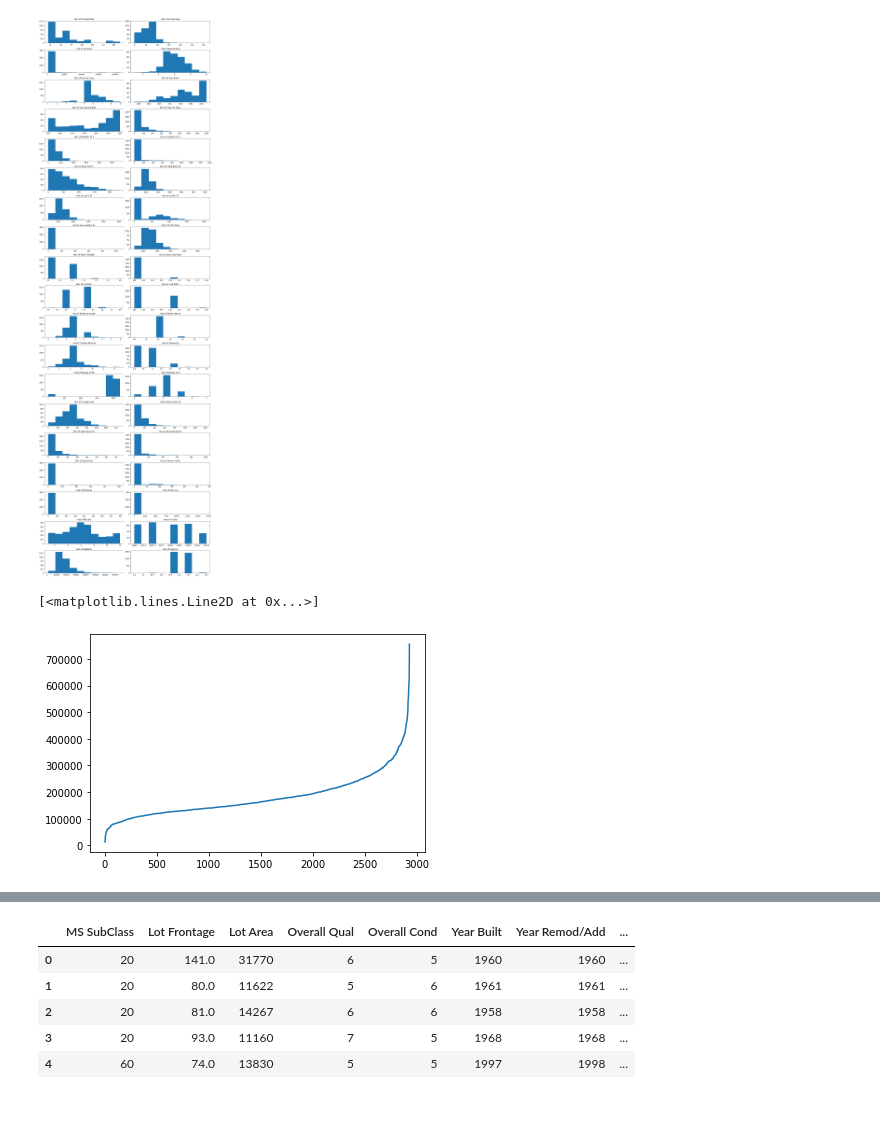
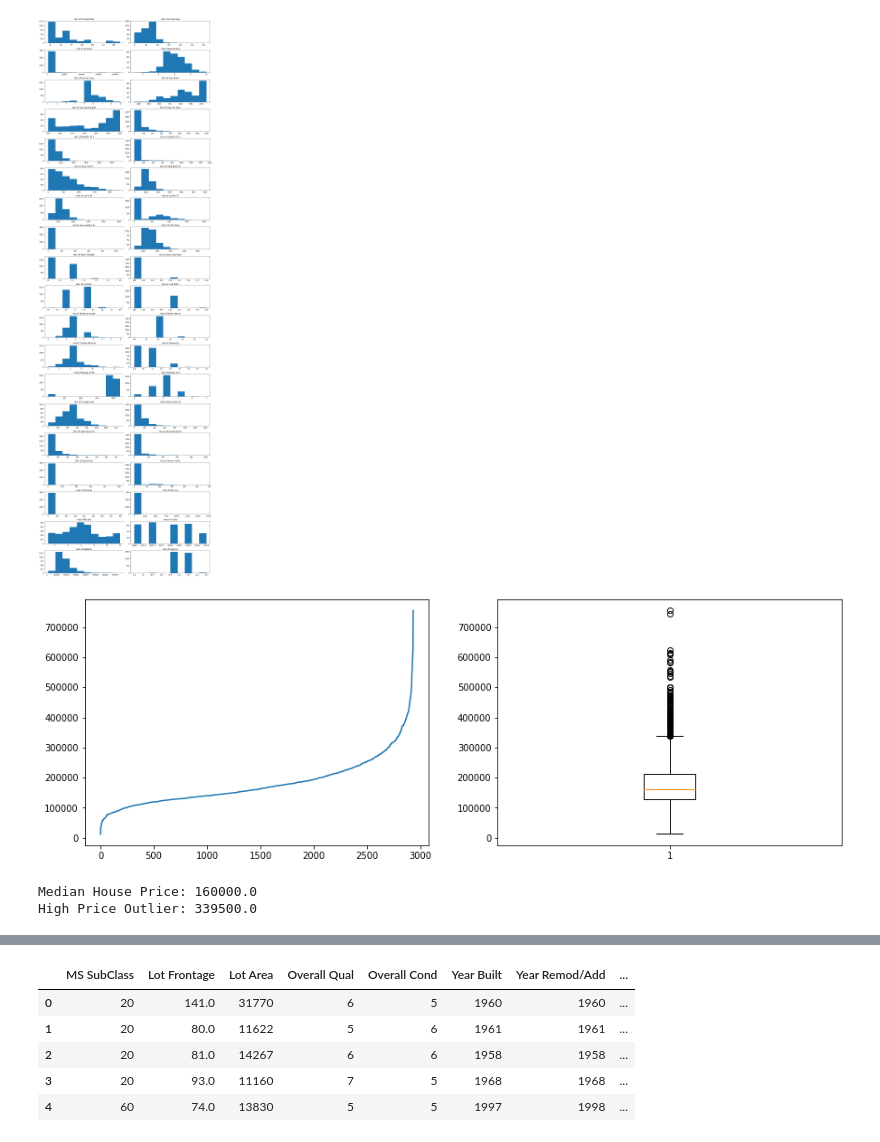
Before and after one commit to scottkds/Ames_Houses, a Jupyter notebook: Ames_House_Prices.ipynb, the cells around one changed output, grey strips where cells are left out. Drawn from its saved outputs; the diff is of its cells as text; code cells hidden in the pictures; blank space fills up the shorter version.

Commit message:
Added IQR values and plotting of outliers.

```diff
--- a/Ames_House_Prices.ipynb
+++ b/Ames_House_Prices.ipynb
@@ -87,8 +87,20 @@ plt.tight_layout()
 plt.show()
 # %% [output]
 [figure]
-# %%
-plt.plot(np.arange(1, len(hp['SalePrice'])+1), hp['SalePrice'].sort_values())
-# %% [output]
-[<matplotlib.lines.Line2D at 0x...>]
-[figure, removed]
+# %%
+# View the sorted distribution of house prices.
+plt.figure(figsize=(15,5))
+plt.subplot(1, 2, 1)
+plt.plot(np.arange(1, len(hp['SalePrice'])+1), hp['SalePrice'].sort_values())
+plt.subplot(1, 2, 2)
+plt.boxplot(hp['SalePrice']);
+# %% [output]
+[figure, added]
+# %%
+price_iqr = hp['SalePrice'].quantile(0.75) - hp['SalePrice'].quantile(0.25)
+high_outlier = hp['SalePrice'].quantile(0.75) + price_iqr * 1.5
+print('Median House Price:', hp['SalePrice'].quantile(0.5))
+print('High Price Outlier:', high_outlier)
+# %% [output]
+Median House Price: 160000.0
+High Price Outlier: 339500.0
```
Also changed, not shown: parts of 5 cells of this notebook.
